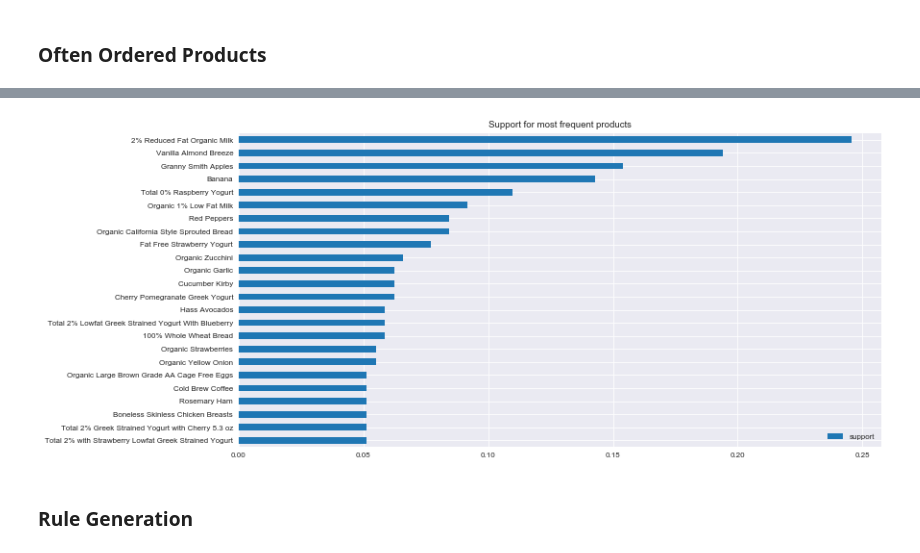
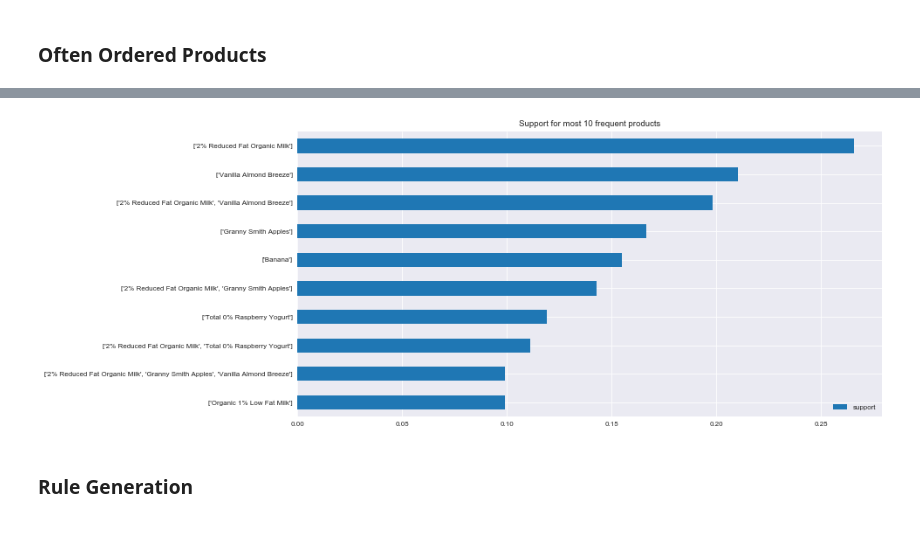
Before and after one commit to 1carew1/instacart_investigation, a Jupyter notebook: Assignment_2_ARM.ipynb, the cells around one changed output, grey strips where cells are left out. Drawn from its saved outputs; the diff is of its cells as text; code cells hidden in the pictures.

Commit message:
Trying to get some values for confidence and support and lift

```diff
--- a/Assignment_2_ARM.ipynb
+++ b/Assignment_2_ARM.ipynb
@@ -132,0 +158,3 @@ often_orders_products.head()
+# %%
+products_ordered_count = often_orders_products.merge(products, on="product_id")
+products_ordered_count.head()
@@ -145,9 +170,14 @@ products_ordered.head()
 # %%
 # Can't just use a comma as a seperator
+products_ordered = orders_products[orders_products['product_id'].isin(products_ordered_count.product_id.tolist())]
+products_ordered = products_ordered.merge(products, on="product_id")
 weird_separator = ",#,"
 products_ordered_total = (products_ordered.groupby('order_id')['product_name']
                           .apply(lambda x: "%s" % weird_separator.join(x))
                           .reset_index(name='products')
                          )
+order_total_remaining = products_ordered_total.shape[0]
+print("Number of orders left to analyse :", order_total_remaining)
+print("Number of distinct products in remaining orders :", products_ordered_count.shape[0])
 products_ordered_total.head()
 # %% [output]
@@ -159,0 +194,5 @@ products_ordered_total.head()
+# %%
+# For support values
+min_support = round(min_desired_times_ordered/order_total_remaining, 4)
+print("Minimum times ordered to be considered :", min_desired_times_ordered)
+print("Minimum Support :", min_support)
@@ -178,4 +220,6 @@ te_df.head()
 # %%
-a = apriori(te_df, min_support=0.1,use_colnames=True).sort_values(by='support',ascending=False)
-a.head()
+frequent_itemsets = (apriori(te_df, min_support=min_support,use_colnames=True)
+     .sort_values(by='support',ascending=False))
+print("Number of frequent itemsets generated via Apriori with over ", min_support, " support :" , frequent_itemsets.shape[0])
+frequent_itemsets.head()
 # %% [output]
@@ -199,12 +233,10 @@ plt.show()
 # %%
-a = apriori(te_df, min_support=0.05, max_len=1, use_colnames=True) \
-    .sort_values(by='support',ascending=False)
-names = [n[0] for n in a["itemsets"]]
-a.plot.barh(title ="Support for most frequent products")
-plt.yticks(range(len(names)), names)
+min_numer_to_show = 10
+frequent_itemsets.head(min_numer_to_show).plot.barh(title ="Support for most " + str(min_numer_to_show) +  " frequent products")
+plt.yticks(range(min_numer_to_show), frequent_itemsets["itemsets"].head(min_numer_to_show))
 plt.gca().invert_yaxis()
 plt.show()
 # %% [output]
-[figure, old version]
+[figure, new version]
 # %% [markdown]
 ### Rule Generation
```
Also changed, not shown: parts of 25 cells of this notebook.
